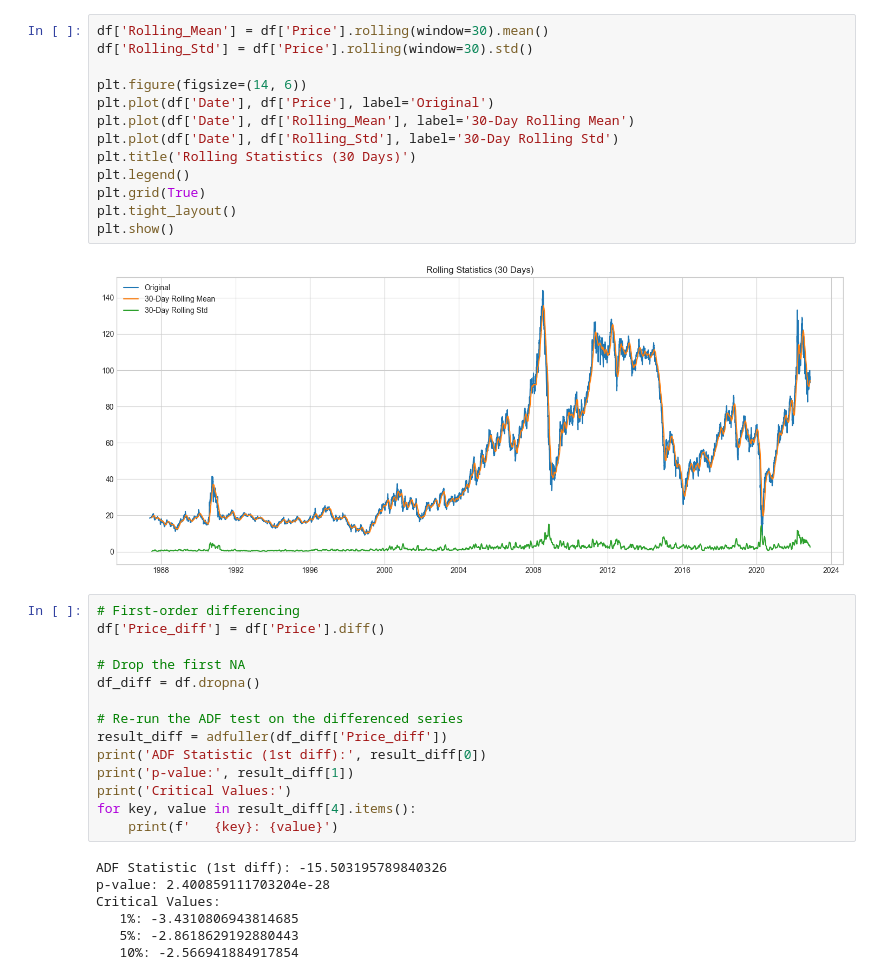
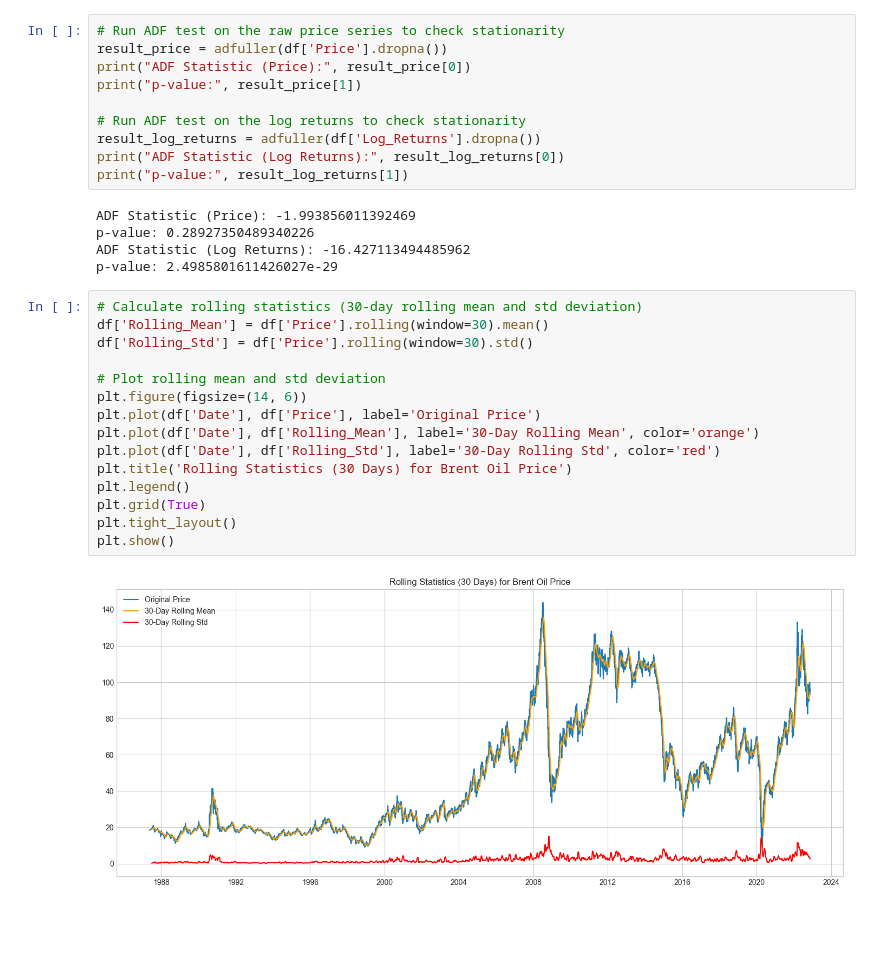
Before and after one commit to OliyadM/brent-oil-price-modeling, a Jupyter notebook: notebooks/01_explore_brent_data.ipynb, the cells around one changed output. Drawn from its saved outputs; the diff is of its cells as text; blank space fills up the shorter version.

```diff
--- a/notebooks/01_explore_brent_data.ipynb
+++ b/notebooks/01_explore_brent_data.ipynb
@@ -69,36 +77,32 @@ plt.show()
 # %%
-df['Rolling_Mean'] = df['Price'].rolling(window=30).mean()
-df['Rolling_Std'] = df['Price'].rolling(window=30).std()
+# Run ADF test on the raw price series to check stationarity
+result_price = adfuller(df['Price'].dropna())
+print("ADF Statistic (Price):", result_price[0])
+print("p-value:", result_price[1])
 
-plt.figure(figsize=(14, 6))
-plt.plot(df['Date'], df['Price'], label='Original')
-plt.plot(df['Date'], df['Rolling_Mean'], label='30-Day Rolling Mean')
-plt.plot(df['Date'], df['Rolling_Std'], label='30-Day Rolling Std')
-plt.title('Rolling Statistics (30 Days)')
-plt.legend()
-plt.grid(True)
-plt.tight_layout()
-plt.show()
+# Run ADF test on the log returns to check stationarity
+result_log_returns = adfuller(df['Log_Returns'].dropna())
+print("ADF Statistic (Log Returns):", result_log_returns[0])
+print("p-value:", result_log_returns[1])
 # %% [output]
-[figure, removed]
+ADF Statistic (Price): -1.993856011392469
+p-value: 0.28927350489340226
+ADF Statistic (Log Returns): -16.427113494485962
+p-value: 2.4985801611426027e-29
 # %%
-# First-order differencing
-df['Price_diff'] = df['Price'].diff()
+# Calculate rolling statistics (30-day rolling mean and std deviation)
+df['Rolling_Mean'] = df['Price'].rolling(window=30).mean()
+df['Rolling_Std'] = df['Price'].rolling(window=30).std()
 
-# Drop the first NA
-df_diff = df.dropna()
-
-# Re-run the ADF test on the differenced series
-result_diff = adfuller(df_diff['Price_diff'])
-print('ADF Statistic (1st diff):', result_diff[0])
-print('p-value:', result_diff[1])
-print('Critical Values:')
-for key, value in result_diff[4].items():
-    print(f'   {key}: {value}')
+# Plot rolling mean and std deviation
+plt.figure(figsize=(14, 6))
+plt.plot(df['Date'], df['Price'], label='Original Price')
+plt.plot(df['Date'], df['Rolling_Mean'], label='30-Day Rolling Mean', color='orange')
+plt.plot(df['Date'], df['Rolling_Std'], label='30-Day Rolling Std', color='red')
+plt.title('Rolling Statistics (30 Days) for Brent Oil Price')
+plt.legend()
+plt.grid(True)
+plt.tight_layout()
+plt.show()
 # %% [output]
-ADF Statistic (1st diff): -15.503195789840326
-p-value: 2.400859111703204e-28
-Critical Values:
-   1%: -3.4310806943814685
-   5%: -2.8618629192880443
-   10%: -2.566941884917854
+[figure, added]
```
Also changed, not shown: parts of 15 cells of this notebook, 1 other file.
